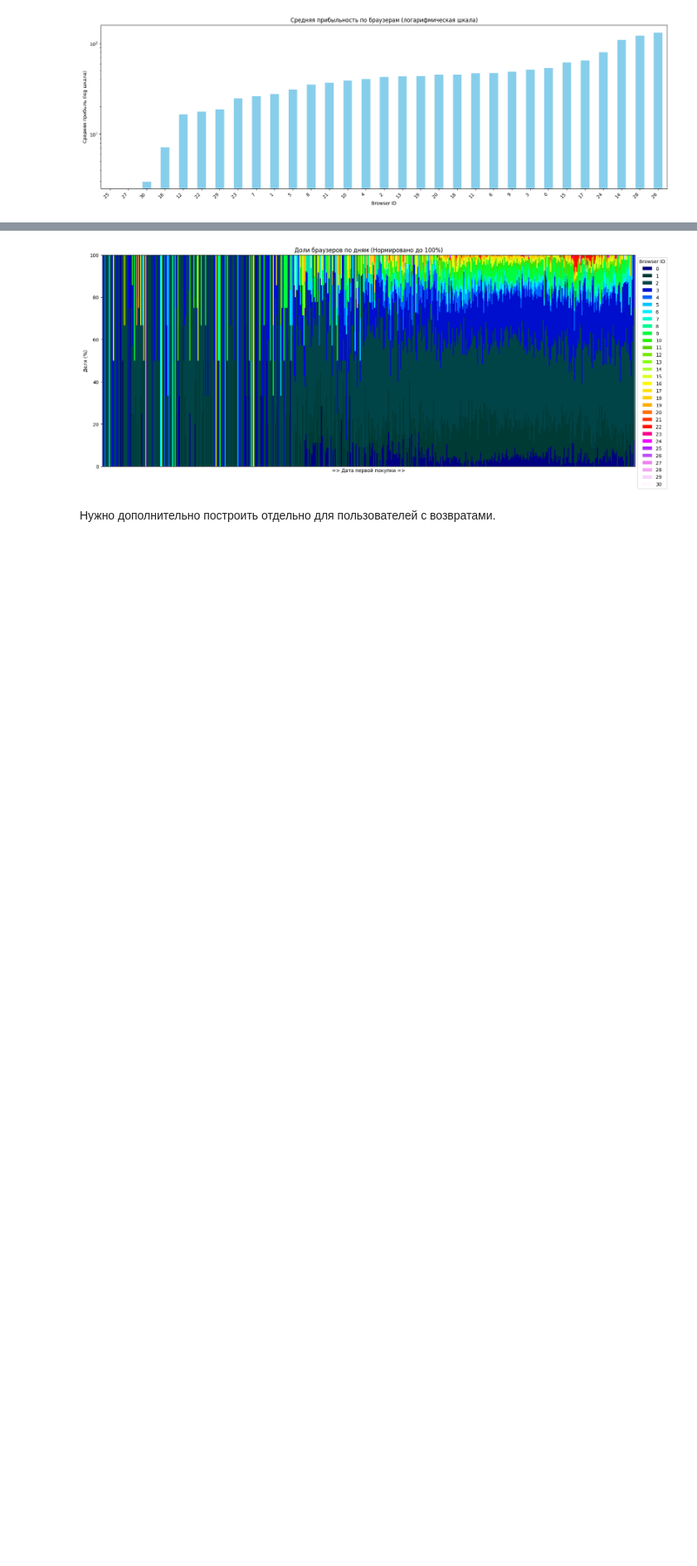
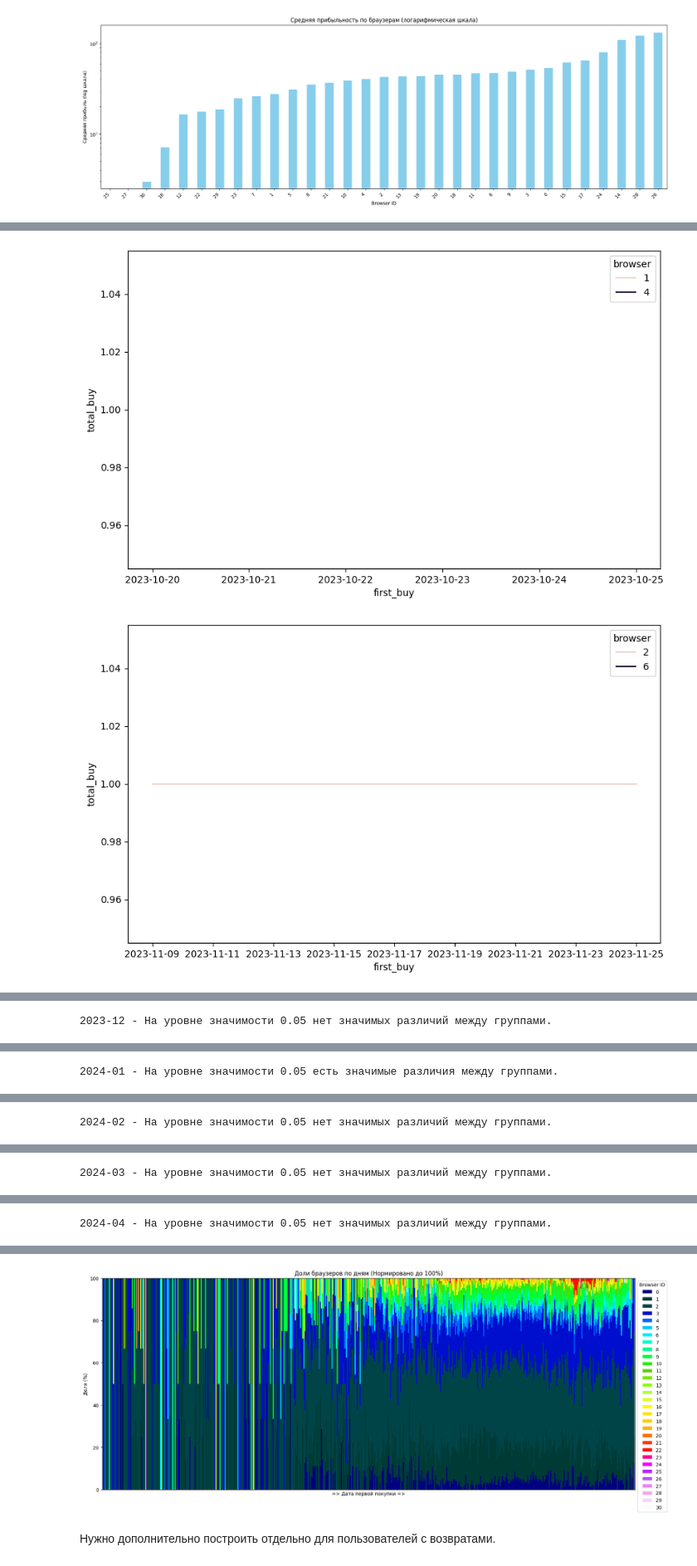
Before and after one commit to Lilya-te/DS-workshop2025, a Jupyter notebook: Checkpoint1_team1.ipynb, the cells around one changed output, grey strips where cells are left out. Shown at 83% size. Cells and saved outputs as stored; diff of their text form; code cells hidden in the pictures; blank space fills up the shorter version.

```diff
--- a/Checkpoint1_team1.ipynb
+++ b/Checkpoint1_team1.ipynb
@@ -53,6 +53,8 @@ df_cleaned["first_login"] = pd.to_datetime(df_cleaned["first_login"], errors="co
 
 df_cleaned["user_id"] = df_cleaned["user_id"].apply(lambda x: int(x.strip("user_")))
 df_cleaned["browser"] = df_cleaned["browser"].apply(lambda x: int(x.strip("browser_")))
+# %%
+df_cleaned["quote"] = df_cleaned["total_buy"]/(df_cleaned["total_return"] + df_cleaned["total_buy"])
 # %% [markdown]
 ## Заполнение нулей
 # %%
@@ -349,0 +396,14 @@ H₁: Количество покупок зависит от браузера.
+# %%
+df_browsers = df_enriched[["total_buy", "browser"]].groupby([df_enriched["first_buy"].dt.date, "browser"]).count()
+display(df_browsers)
+df_browsers = df_browsers.reset_index()
+# df_browsers = df_browsers.loc[df_browsers["first_buy"] < datetime.strptime('2024-04-01', '%Y-%m-%d').date()]
+
+def df_month(dataset, month):
+    start_date = month.to_timestamp(how='start')
+    end_date = month.to_timestamp(how='end')
+    return dataset.loc[(df_browsers["first_buy"] >= start_date) & (df_browsers["first_buy"] < end_date)]
+
+df_browsers["first_buy"] = pd.to_datetime(df_browsers["first_buy"], errors="coerce")
+
+months_array = df_browsers['first_buy'].dt.to_period('M').unique()
@@ -349,0 +425,11 @@ H₁: Количество покупок зависит от браузера.
+# %%
+def df_browsers_array(dataset):
+    result = []
+    for browser_n in dataset["browser"].unique():
+        df_browsers_n = dataset.loc[dataset["browser"] == browser_n]
+        df_browsers_n = df_browsers_n.reset_index(drop=True)
+        if len(df_browsers_n["browser"].unique()) > 1:
+            shapiro_check(df_browsers_n, 'total_buy', n=None)
+            kstest_check(df_browsers, 'total_buy')
+        result.append(df_browsers_n['total_buy'].values)
+    return result
@@ -349,0 +445,18 @@ H₁: Количество покупок зависит от браузера.
+# %%
+for m in months_array:
+    df_browsers_m = df_month(df_browsers, m).reset_index()
+    if len(df_browsers_m) > 1:
+        plt.figure(figsize=(10, 6))
+        sns.lineplot(data=df_browsers_m, x="first_buy", y="total_buy", hue="browser",markers=True, dashes=False)
+
+        plt.show()
+        plt.close()
+        df_browsers_s = df_browsers_array(df_browsers_m)
+        if len(df_browsers_s) > 1:
+            try:
+                print(f'{m} - {statistic(df_browsers_s)}')
+            except ValueError:
+                pass
+# %% [output]
+[figure, added]
+[figure, added]
@@ -349,0 +464 @@ H₁: Количество покупок зависит от браузера.
+2023-12 - На уровне значимости 0.05 нет значимых различий между группами.
@@ -349,0 +466 @@ H₁: Количество покупок зависит от браузера.
+2024-01 - На уровне значимости 0.05 есть значимые различия между группами.
@@ -349,0 +468 @@ H₁: Количество покупок зависит от браузера.
+2024-02 - На уровне значимости 0.05 нет значимых различий между группами.
@@ -349,0 +470 @@ H₁: Количество покупок зависит от браузера.
+2024-03 - На уровне значимости 0.05 нет значимых различий между группами.
@@ -349,0 +472 @@ H₁: Количество покупок зависит от браузера.
+2024-04 - На уровне значимости 0.05 нет значимых различий между группами.
```
Also changed, not shown: parts of 14 cells of this notebook, 1 other file.
